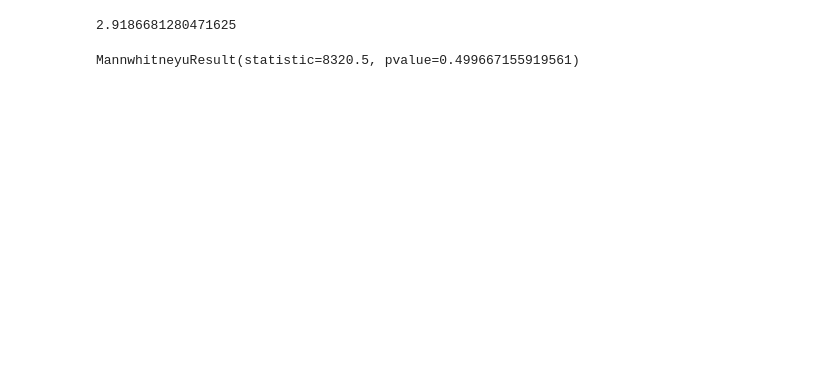
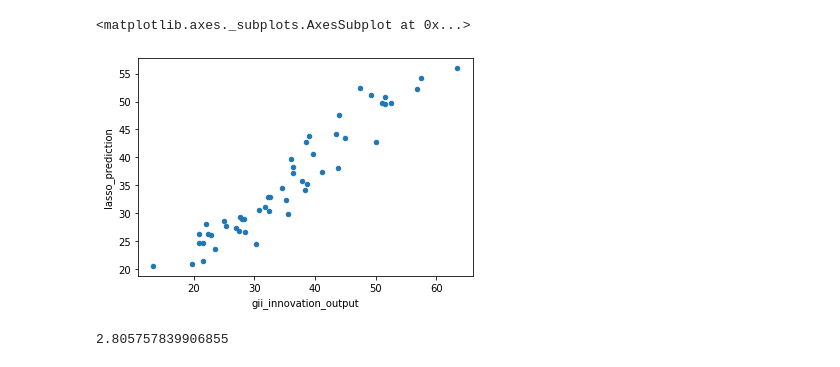
Before and after one commit to MissFacetious/Innovation, a Jupyter notebook: data_analysis/supervised/linear_regression.ipynb, the cells around one changed output. Drawn from its saved outputs; the diff is of its cells as text; code cells hidden in the pictures; blank space fills up the shorter version.

```diff
--- a/data_analysis/supervised/linear_regression.ipynb
+++ b/data_analysis/supervised/linear_regression.ipynb
@@ -326,0 +471,5 @@ df_prediction
+# %%
+df_prediction.plot.scatter('gii_innovation_output', 'lasso_prediction')
+# %% [output]
+<matplotlib.axes._subplots.AxesSubplot at 0x...>
+[figure, added]
@@ -327,4 +478,4 @@ df_prediction
 # %%
-median_absolute_error(df_prediction.gii_innovation_output, df_prediction.prediction)
+mean_absolute_error(df_prediction.gii_innovation_output, df_prediction.lasso_prediction)
 # %% [output]
-2.9186681280471625
+2.805757839906855
@@ -336,4 +481,0 @@ orig_rank = df_prediction.sort_values('gii_innovation_output', ascending=False).
-# %%
-mannwhitneyu(orig_rank, predict_rank)
-# %% [output]
-MannwhitneyuResult(statistic=8320.5, pvalue=0.499667155919561)
```
Also changed, not shown: parts of 108 cells of this notebook, 5 other files.
